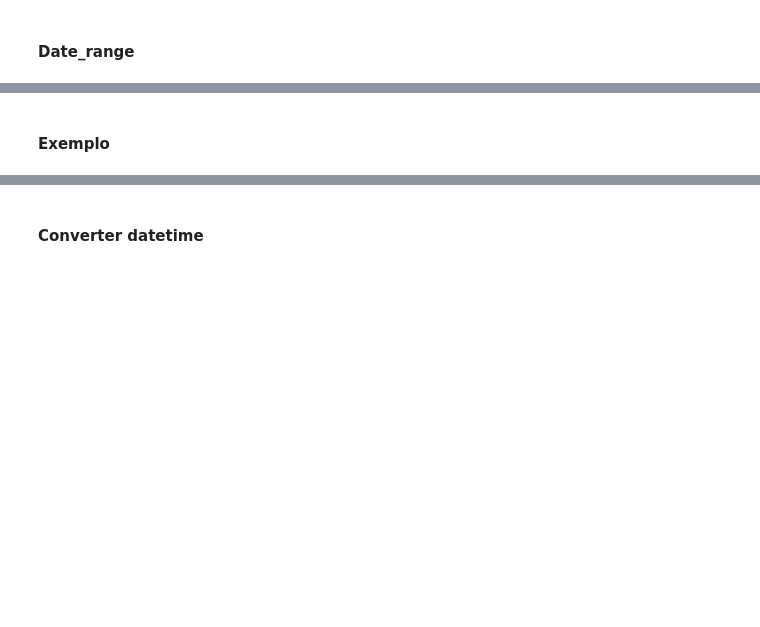
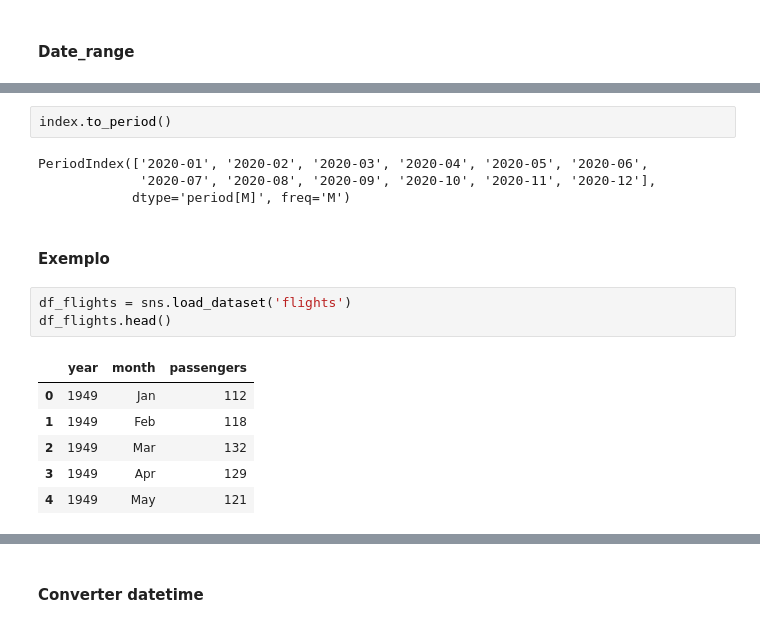
Before and after one commit to ossamum/aulas-mesttra, a Jupyter notebook: 04_feature_engineering/Aula_01-Engenharia_de_atributos-Codigos.ipynb, the cells around one changed output, grey strips where cells are left out. Cells and saved outputs as stored; diff of their text form; blank space fills up the shorter version.

```diff
--- a/04_feature_engineering/Aula_01-Engenharia_de_atributos-Codigos.ipynb
+++ b/04_feature_engineering/Aula_01-Engenharia_de_atributos-Codigos.ipynb
@@ -500,2 +564,18 @@ y_pred = pipe.predict(x_test)
+# %%
+index.to_period()
+# %% [output]
+PeriodIndex(['2020-01', '2020-02', '2020-03', '2020-04', '2020-05', '2020-06',
+             '2020-07', '2020-08', '2020-09', '2020-10', '2020-11', '2020-12'],
+            dtype='period[M]', freq='M')
 # %% [markdown]
 #### Exemplo
+# %%
+df_flights = sns.load_dataset('flights')
+df_flights.head()
+# %% [output]
+|  | year | month | passengers |
+| 0 | 1949 | Jan | 112 |
+| 1 | 1949 | Feb | 118 |
+| 2 | 1949 | Mar | 132 |
+| 3 | 1949 | Apr | 129 |
+| 4 | 1949 | May | 121 |
```
Also changed, not shown: parts of 28 cells of this notebook.
